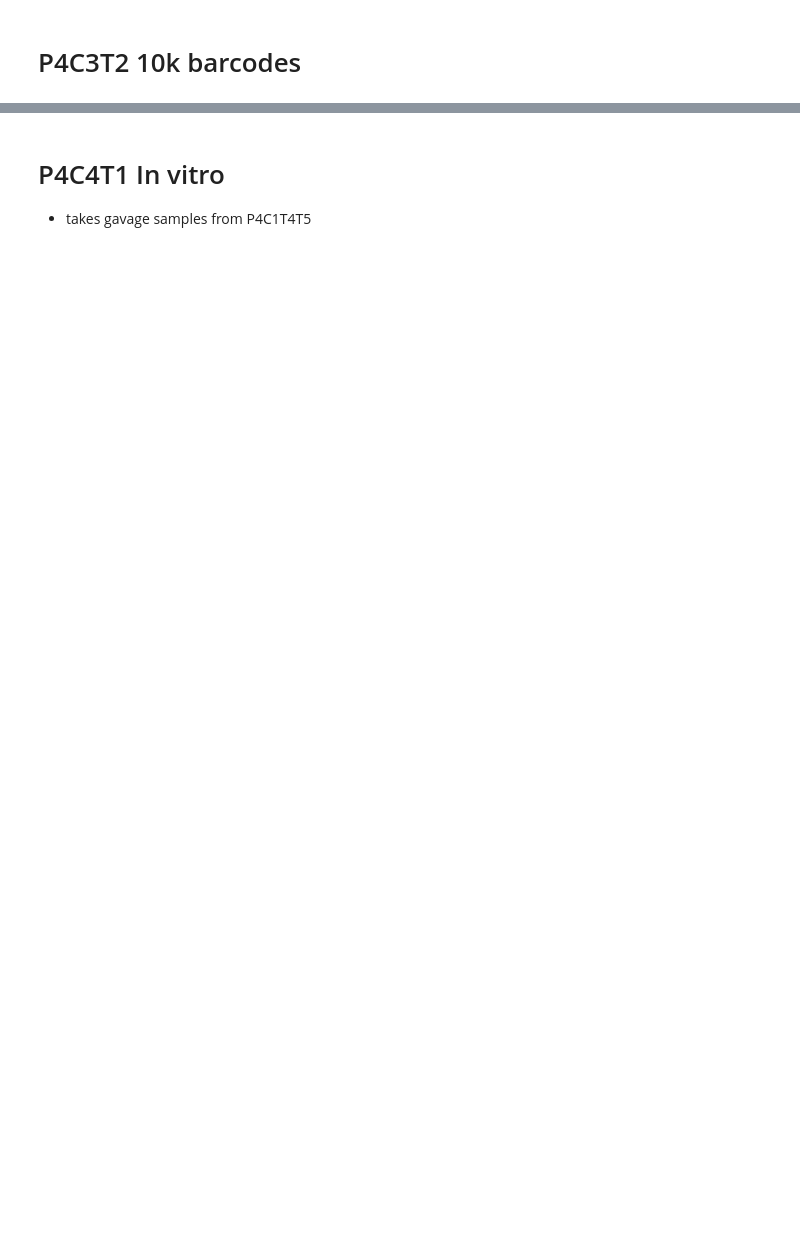
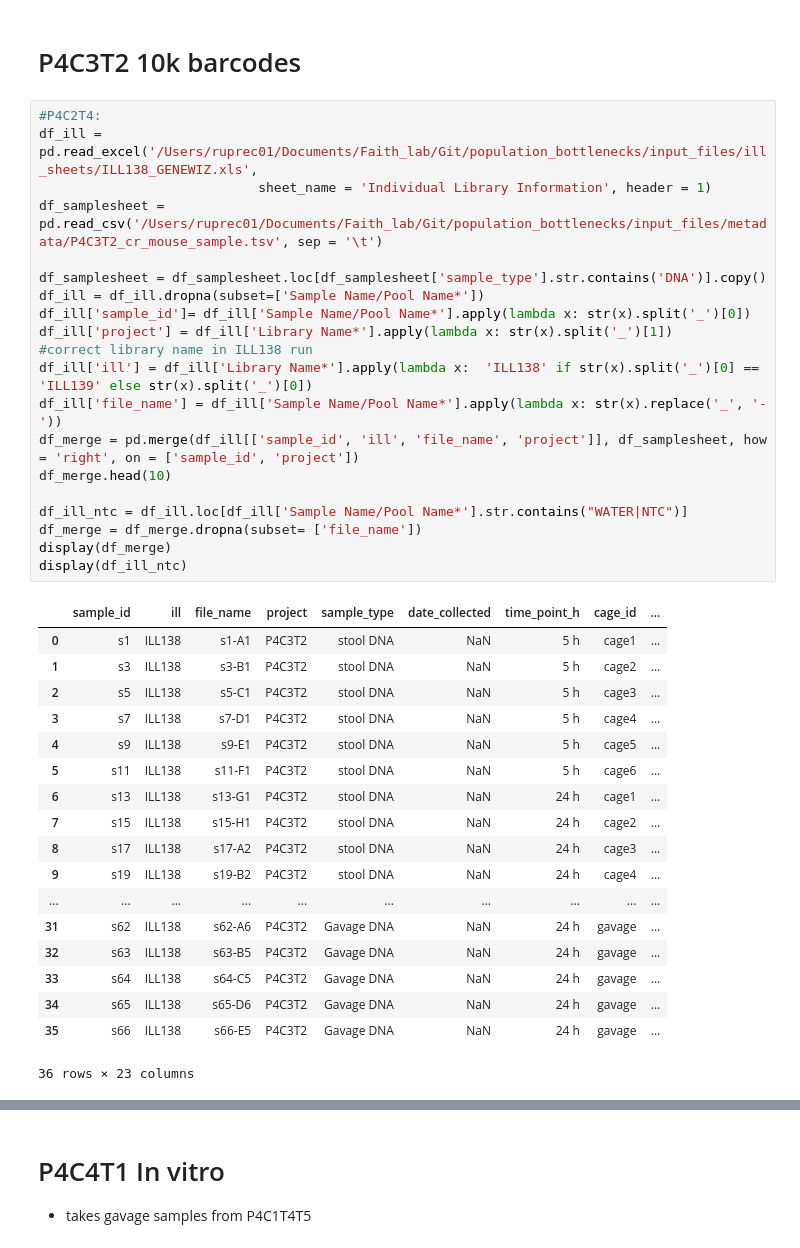
Before and after one commit to c-ruprecht/population_bottlenecks, a Jupyter notebook: input_files/metadata.ipynb, the cells around one changed output, grey strips where cells are left out. Saved outputs shown, nothing was run; the diff lists cells and outputs as text; blank space fills up the shorter version.

```diff
--- a/input_files/metadata.ipynb
+++ b/input_files/metadata.ipynb
@@ -378,2 +487,41 @@ ruprec02@minerva.hpc.mssm.edu:/sc/arion/work/ruprec02/population-bottlenecks/exp
 # %% [markdown]
 # P4C3T2 10k barcodes
+# %%
+#P4C2T4:
+df_ill = pd.read_excel('/Users/ruprec01/Documents/Faith_lab/Git/population_bottlenecks/input_files/ill_sheets/ILL138_GENEWIZ.xls',
+                            sheet_name = 'Individual Library Information', header = 1)
+df_samplesheet = pd.read_csv('/Users/ruprec01/Documents/Faith_lab/Git/population_bottlenecks/input_files/metadata/P4C3T2_cr_mouse_sample.tsv', sep = '\t')
+
+df_samplesheet = df_samplesheet.loc[df_samplesheet['sample_type'].str.contains('DNA')].copy()
+df_ill = df_ill.dropna(subset=['Sample Name/Pool Name*'])
+df_ill['sample_id']= df_ill['Sample Name/Pool Name*'].apply(lambda x: str(x).split('_')[0])
+df_ill['project'] = df_ill['Library Name*'].apply(lambda x: str(x).split('_')[1])
+#correct library name in ILL138 run
+df_ill['ill'] = df_ill['Library Name*'].apply(lambda x:  'ILL138' if str(x).split('_')[0] == 'ILL139' else str(x).split('_')[0])
+df_ill['file_name'] = df_ill['Sample Name/Pool Name*'].apply(lambda x: str(x).replace('_', '-'))
+df_merge = pd.merge(df_ill[['sample_id', 'ill', 'file_name', 'project']], df_samplesheet, how = 'right', on = ['sample_id', 'project'])
+df_merge.head(10)
+
+df_ill_ntc = df_ill.loc[df_ill['Sample Name/Pool Name*'].str.contains("WATER|NTC")]
+df_merge = df_merge.dropna(subset= ['file_name'])
+display(df_merge)
+display(df_ill_ntc)
+# %% [output]
+|  | sample_id | ill | file_name | project | sample_type | date_collected | time_point_h | cage_id | ... |
+| 0 | s1 | ILL138 | s1-A1 | P4C3T2 | stool DNA | NaN | 5 h | cage1 | ... |
+| 1 | s3 | ILL138 | s3-B1 | P4C3T2 | stool DNA | NaN | 5 h | cage2 | ... |
+| 2 | s5 | ILL138 | s5-C1 | P4C3T2 | stool DNA | NaN | 5 h | cage3 | ... |
+| 3 | s7 | ILL138 | s7-D1 | P4C3T2 | stool DNA | NaN | 5 h | cage4 | ... |
+| 4 | s9 | ILL138 | s9-E1 | P4C3T2 | stool DNA | NaN | 5 h | cage5 | ... |
+| 5 | s11 | ILL138 | s11-F1 | P4C3T2 | stool DNA | NaN | 5 h | cage6 | ... |
+| 6 | s13 | ILL138 | s13-G1 | P4C3T2 | stool DNA | NaN | 24 h | cage1 | ... |
+| 7 | s15 | ILL138 | s15-H1 | P4C3T2 | stool DNA | NaN | 24 h | cage2 | ... |
+| 8 | s17 | ILL138 | s17-A2 | P4C3T2 | stool DNA | NaN | 24 h | cage3 | ... |
+| 9 | s19 | ILL138 | s19-B2 | P4C3T2 | stool DNA | NaN | 24 h | cage4 | ... |
+| ... | ... | ... | ... | ... | ... | ... | ... | ... | ... |
+| 31 | s62 | ILL138 | s62-A6 | P4C3T2 | Gavage DNA | NaN | 24 h | gavage | ... |
+| 32 | s63 | ILL138 | s63-B5 | P4C3T2 | Gavage DNA | NaN | 24 h | gavage | ... |
+| 33 | s64 | ILL138 | s64-C5 | P4C3T2 | Gavage DNA | NaN | 24 h | gavage | ... |
+| 34 | s65 | ILL138 | s65-D6 | P4C3T2 | Gavage DNA | NaN | 24 h | gavage | ... |
+| 35 | s66 | ILL138 | s66-E5 | P4C3T2 | Gavage DNA | NaN | 24 h | gavage | ... |
+36 rows × 23 columns
```
Also changed, not shown: parts of 8 cells of this notebook, 7 other files.
